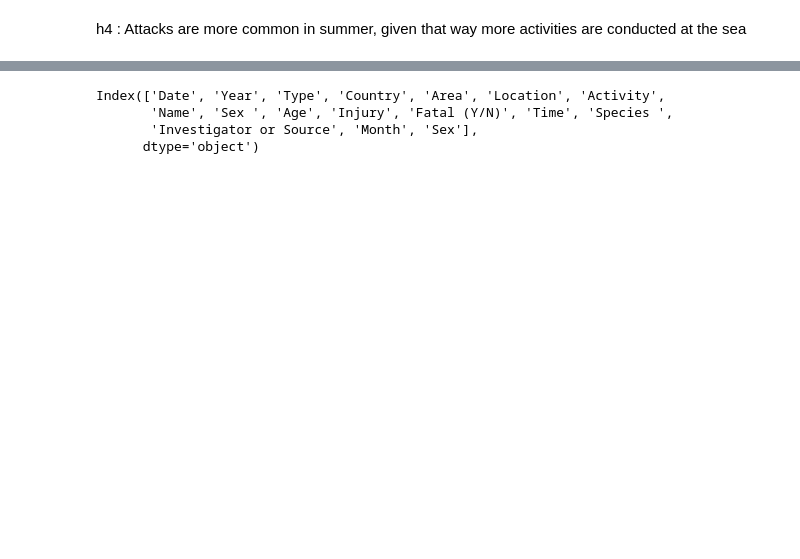
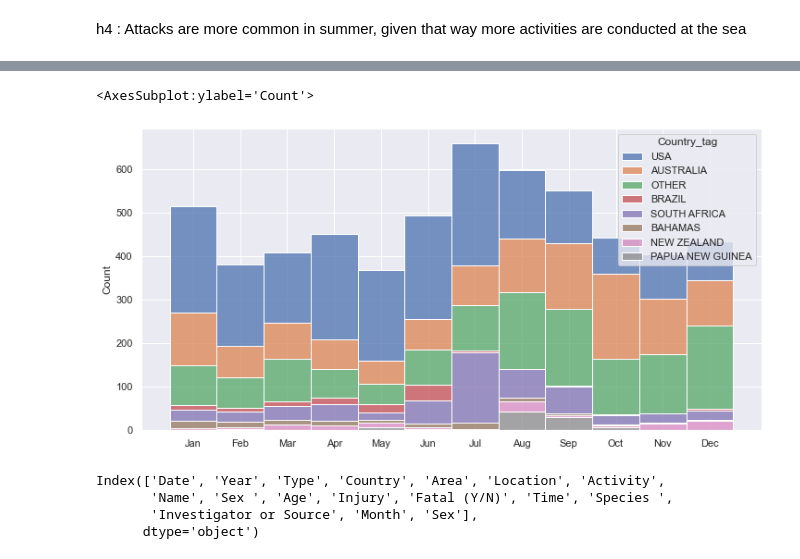
Before and after one commit to Peter-Berna/shark-attacks-data-cleaning, a Jupyter notebook: src/main.ipynb, the cells around one changed output, grey strips where cells are left out. Saved outputs shown, nothing was run; the diff lists cells and outputs as text; code cells hidden in the pictures; blank space fills up the shorter version.

Commit message:
add month plot

```diff
--- a/src/main.ipynb
+++ b/src/main.ipynb
@@ -130,0 +137,6 @@ Name: Location, dtype: int64
+# %%
+df_month = df[df['Month'].isin(months)]
+# %%
+country_lst = list(df.Country.value_counts()[df.Country.value_counts()>100].index)
+# %%
+df_month['Country_tag']=[i if i in country_lst else 'OTHER' for i in df_month['Country']]
@@ -131,3 +149,10 @@ Name: Location, dtype: int64
+# %%
+months = [i.strftime("%b") for i in pd.to_datetime(df_month['Month'], format='%b').sort_values()]
+# %%
+sns.histplot(x=months, data=df_month, hue='Country_tag', multiple="stack")
+# %% [output]
+<AxesSubplot:ylabel='Count'>
+[figure, added]
 # %%
 ### IDEA => 3 VARIABLES (AGE, FATAL, ACTIVITY)
 # %%
```
Also changed, not shown: parts of 9 cells of this notebook.
